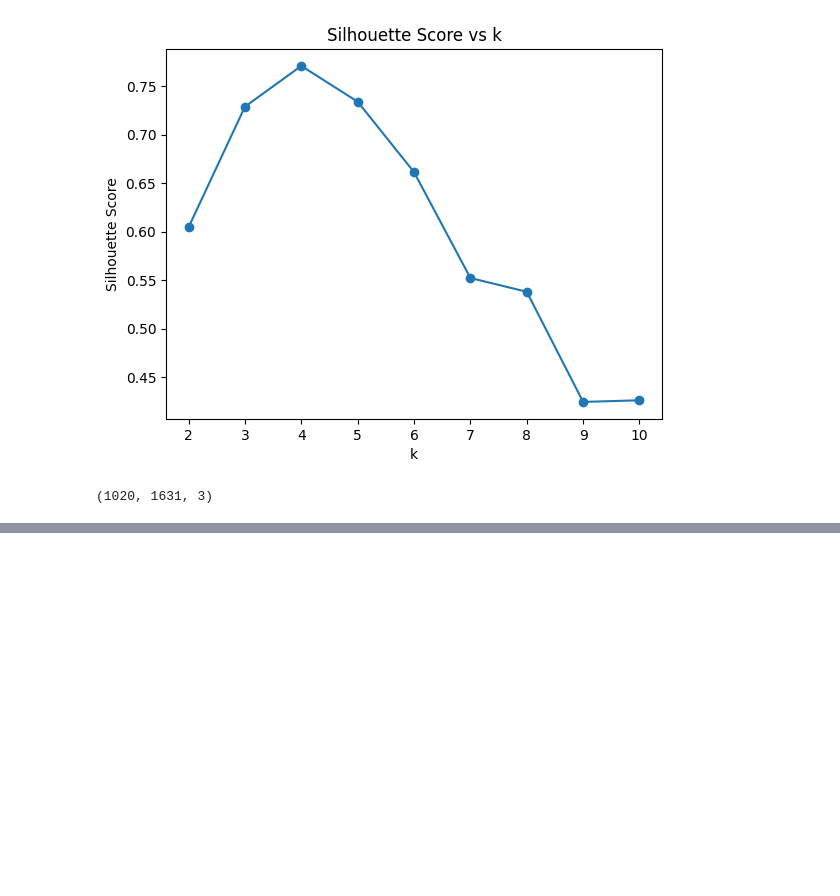
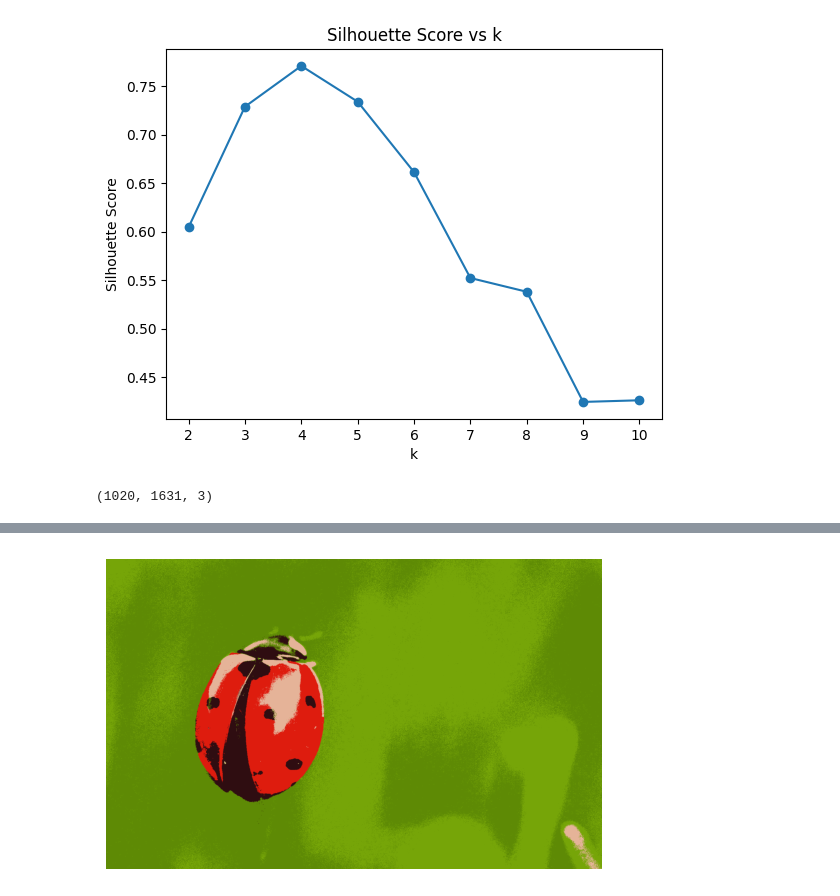
Before and after one commit to berkasin01/hands_on_ml, a Jupyter notebook: chapter_9/unsupervised_learning.ipynb, the cells around one changed output, grey strips where cells are left out. Cells and saved outputs as stored; diff of their text form; code cells hidden in the pictures; blank space fills up the shorter version.

```diff
--- a/chapter_9/unsupervised_learning.ipynb
+++ b/chapter_9/unsupervised_learning.ipynb
@@ -97,0 +118,3 @@ image.shape
+# %%
+X = image.reshape(-1,3)
+X
@@ -97,0 +129,11 @@ image.shape
+# %%
+kmeans = KMeans(n_clusters=5).fit(X)
+segmented_imgs = kmeans.cluster_centers_[kmeans.labels_]
+segments_imgs = segmented_imgs.reshape(image.shape)
+import matplotlib.pyplot as plt
+
+plt.imshow(segments_imgs / 255)
+plt.axis('off')
+plt.show()
+# %% [output]
+[figure, added]
```
Also changed, not shown: parts of 5 cells of this notebook.
